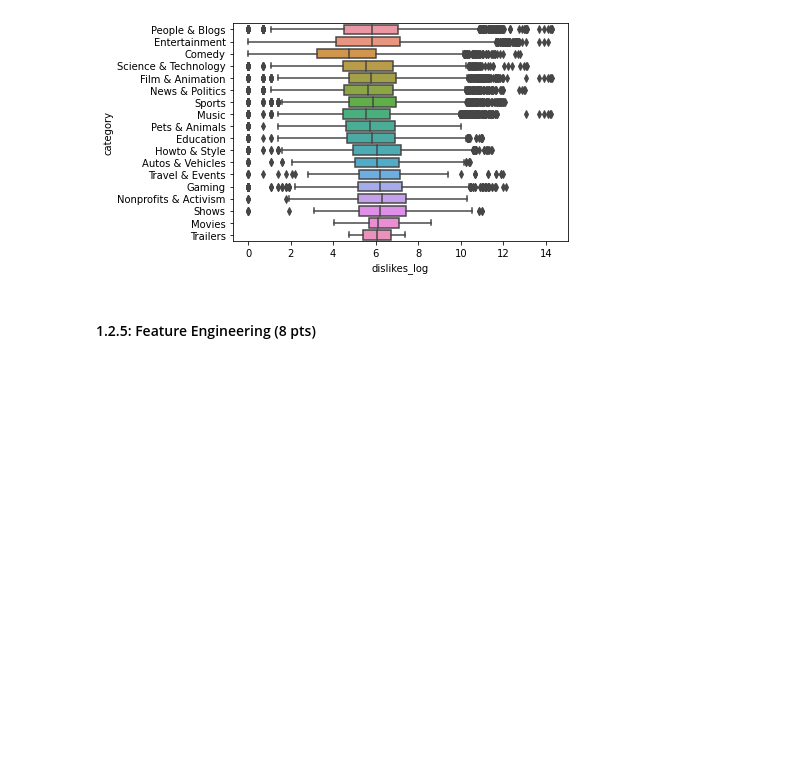
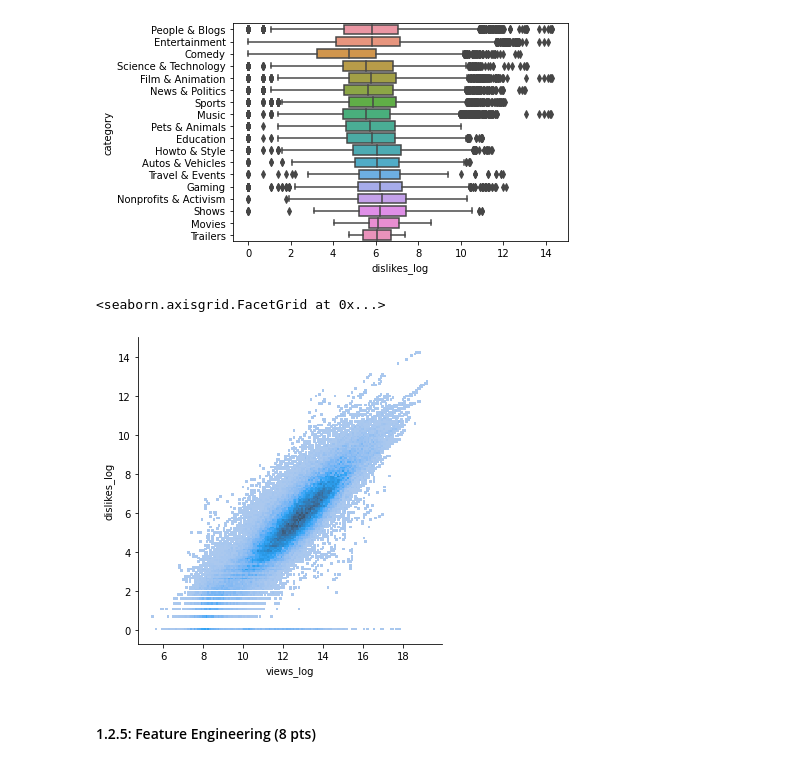
Before and after one commit to Shunl1996/CIS545_HWs, a Jupyter notebook: CIS545_Homework_4.ipynb, the cells around one changed output. Saved outputs shown, nothing was run; the diff lists cells and outputs as text; code cells hidden in the pictures; blank space fills up the shorter version.

```diff
--- a/CIS545_Homework_4.ipynb
+++ b/CIS545_Homework_4.ipynb
@@ -403,6 +399,11 @@ sns.boxplot(data=combined_data,y='category',x='dislikes_log')
 # %% [output]
 <matplotlib.axes._subplots.AxesSubplot at 0x...>
 [figure]
+# %%
+sns.displot(data = combined_data ,x='views_log' ,y= 'dislikes_log')
+# %% [output]
+<seaborn.axisgrid.FacetGrid at 0x...>
+[figure, added]
 # %% [markdown]
 #### 1.2.5: Feature Engineering (8 pts)
 # %% [markdown]
```
Also changed, not shown: parts of 20 cells of this notebook.
